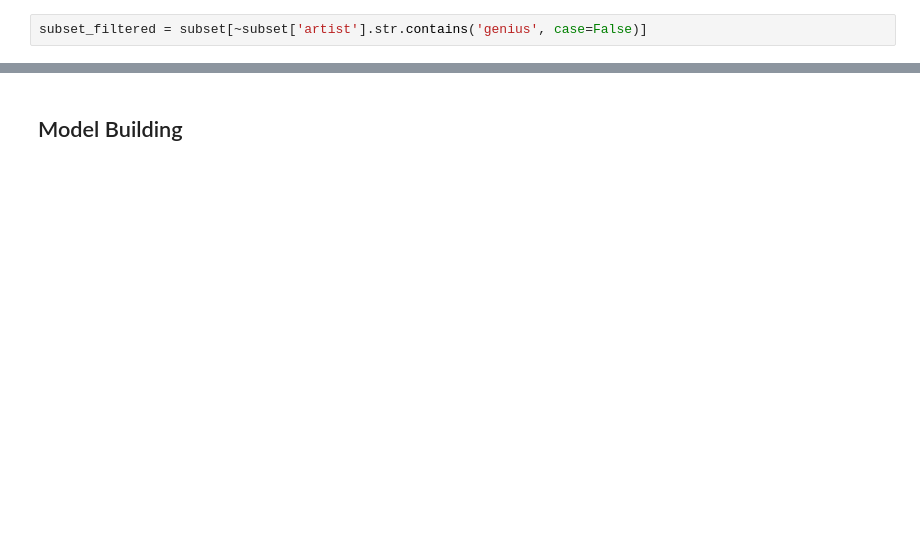
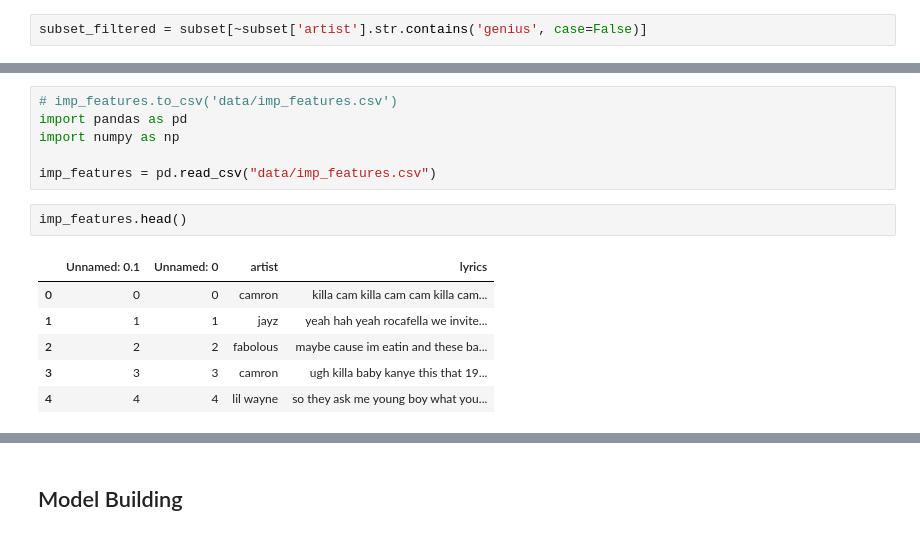
Before and after one commit to shnkreddy98/AILyricsGenerator, a Jupyter notebook: pandasworkingfile.ipynb, the cells around one changed output, grey strips where cells are left out. Drawn from its saved outputs; the diff is of its cells as text; blank space fills up the shorter version.

```diff
--- a/pandasworkingfile.ipynb
+++ b/pandasworkingfile.ipynb
@@ -170,0 +273,15 @@ file.close()
+# %%
+# imp_features.to_csv('data/imp_features.csv')
+import pandas as pd
+import numpy as np
+
+imp_features = pd.read_csv("data/imp_features.csv")
+# %%
+imp_features.head()
+# %% [output]
+|  | Unnamed: 0.1 | Unnamed: 0 | artist | lyrics |
+| 0 | 0 | 0 | camron | killa cam killa cam cam killa cam... |
+| 1 | 1 | 1 | jayz | yeah hah yeah rocafella we invite... |
+| 2 | 2 | 2 | fabolous | maybe cause im eatin and these ba... |
+| 3 | 3 | 3 | camron | ugh killa baby kanye this that 19... |
+| 4 | 4 | 4 | lil wayne | so they ask me young boy what you... |
```
Also changed, not shown: parts of 53 cells of this notebook, 5 other files.
